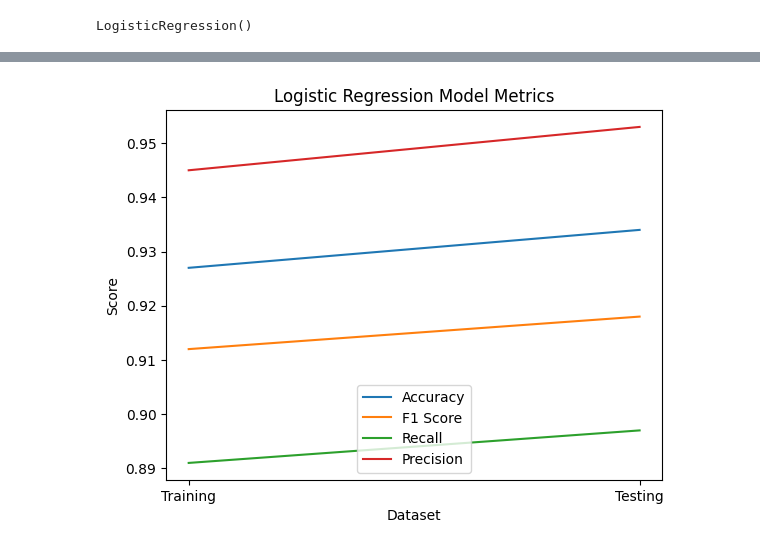
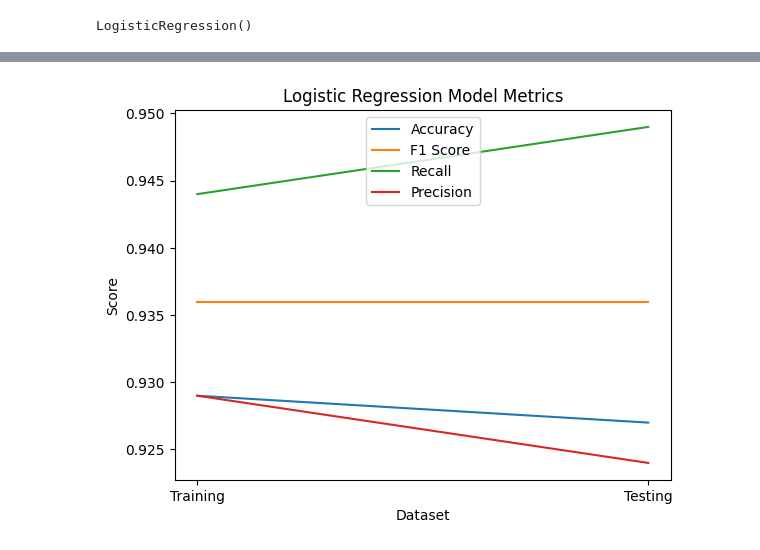
Before and after one commit to Aditya11620/majorpro, a Jupyter notebook: phishing_majorproject.ipynb, the cells around one changed output, grey strips where cells are left out. Cells and saved outputs as stored; diff of their text form; code cells hidden in the pictures.

```diff
--- a/phishing_majorproject.ipynb
+++ b/phishing_majorproject.ipynb
@@ -252,47 +252,47 @@ storeResults('Logistic Regression',acc_test_log,f1_score_test_log,
 import matplotlib.pyplot as plt
 
 # Accuracy values
-acc_train_log = 0.927
-acc_test_log = 0.934
+acc_train_log = 0.929
+acc_test_log = 0.927
 
 # F1 score values
-f1_score_train_log = 0.912
-f1_score_test_log = 0.918
+f1_score_train_log = 0.936
+f1_score_test_log = 0.936
 
 # Recall values
-recall_score_train_log = 0.891
-recall_score_test_log = 0.897
+recall_score_train_log = 0.944
+recall_score_test_log = 0.949
 
 # Precision values
-precision_score_train_log = 0.945
-precision_score_test_log = 0.953
+precision_score_train_log = 0.929
+precision_score_test_log = 0.924
 
 # Create lists of labels and values for each metric
 labels = ['Training', 'Testing']
 accuracy_values = [acc_train_log, acc_test_log]
 f1_score_values = [f1_score_train_log, f1_score_test_log]
 recall_values = [recall_score_train_log, recall_score_test_log]
 precision_values = [precision_score_train_log, precision_score_test_log]
 
 # Plot accuracy values
 plt.plot(labels, accuracy_values, label='Accuracy')
 
 # Plot F1 score values
 plt.plot(labels, f1_score_values, label='F1 Score')
 
 # Plot recall values
 plt.plot(labels, recall_values, label='Recall')
 
 # Plot precision values
 plt.plot(labels, precision_values, label='Precision')
 
 # Add labels and legend
 plt.xlabel('Dataset')
 plt.ylabel('Score')
 plt.title('Logistic Regression Model Metrics')
 plt.legend()
 
 # Show the plot
 plt.show()
 # %% [output]
-[figure, old version]
+[figure, new version]
```
Also changed, not shown: parts of 3 cells of this notebook.
